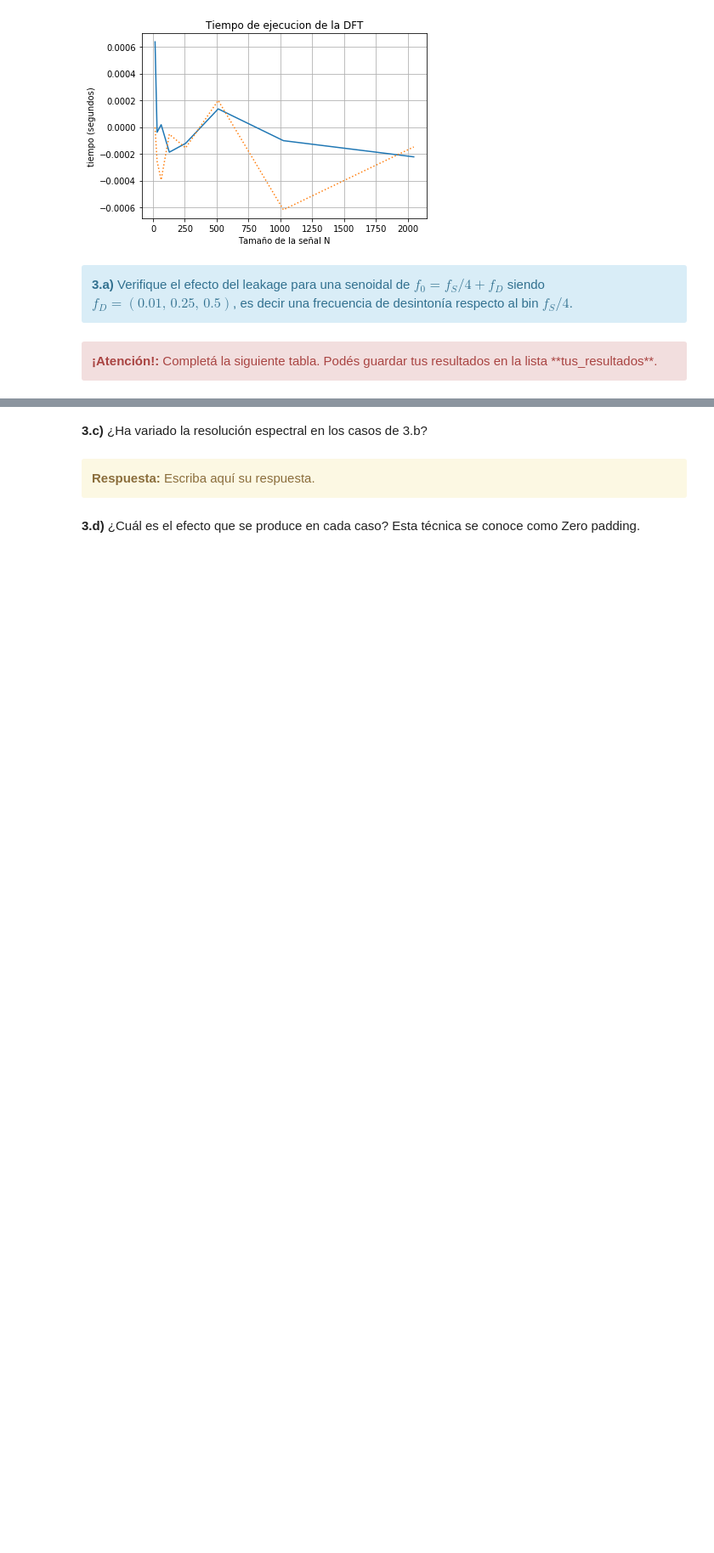
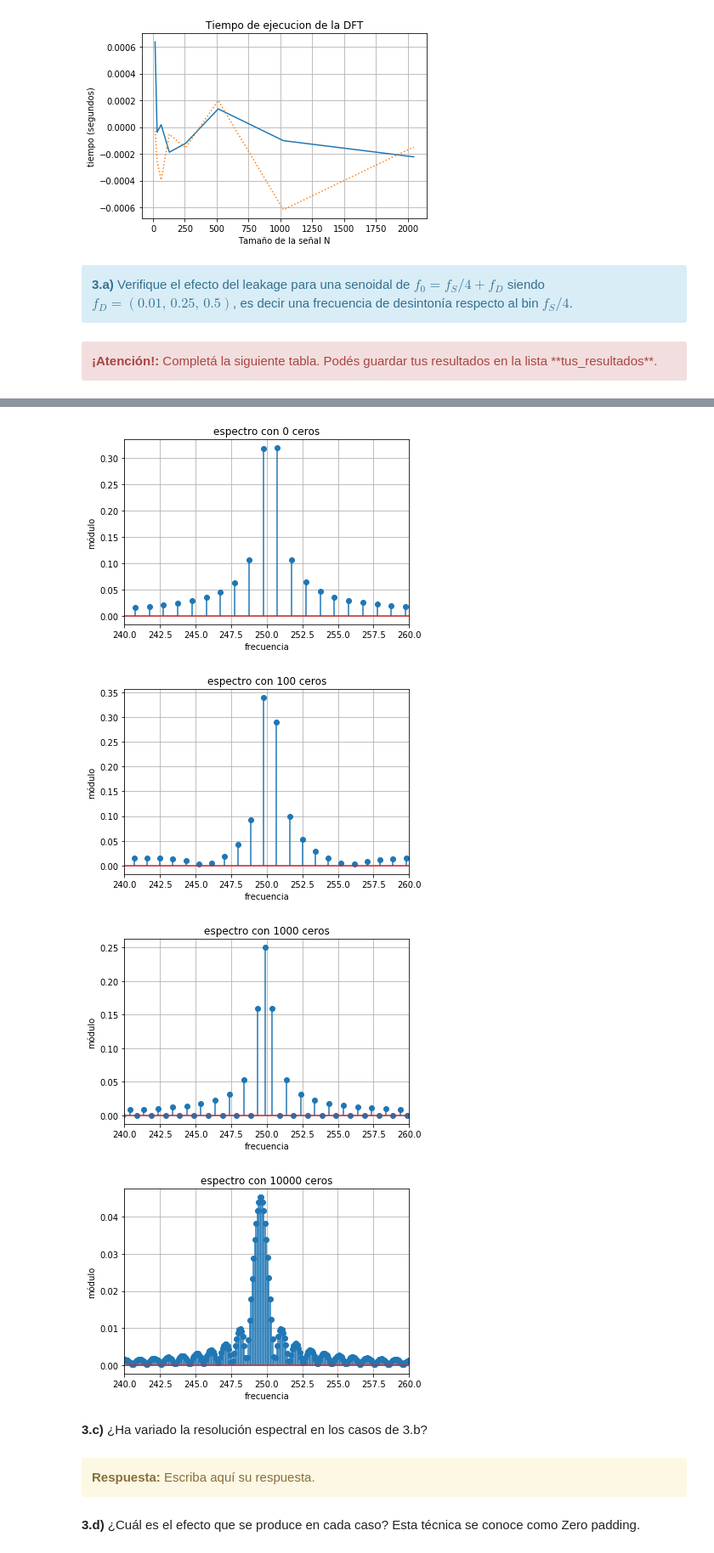
Before and after one commit to yaninacorsaro/PDS, a Jupyter notebook: TP1 - Muestreo de señales - Forurier.ipynb, the cells around one changed output, grey strips where cells are left out. Shown at 85% size. Drawn from its saved outputs; the diff is of its cells as text; code cells hidden in the pictures; blank space fills up the shorter version.

```diff
--- a/TP1 - Muestreo de señales - Forurier.ipynb
+++ b/TP1 - Muestreo de señales - Forurier.ipynb
@@ -437,3 +437,32 @@ HTML(df.to_html())
+# %%
+# Inserte aquí su código
+
+N  = 1000 # muestras
+fs = 1000 # Hz
+a0 = 1       # Volts
+p0 = np.pi/4  # radianes
+f=0.5
+mj = [0, int(N/10), N, 10*N]
+
+for m in mj:
+
+    tiempo, xx = mi_funcion_sen( a0, 0, fs/4+f, p0, N, fs)
+    x = np.concatenate((xx, np.zeros(m)))
+    fft1 = fft(x)
+    fabs = np.abs(fft1)/(N+m)
+    frq = np.linspace( start= (-N)/2, stop= (N)/2 ,num = N+m )
+
+    fig, ax1 = plt.subplots()
+    ax1.stem(frq, fabs, use_line_collection = True)
+    ax1.set(xlabel='frecuencia', ylabel='módulo',title='espectro con '+ str(m) + ' ceros')
+    plt.xlim(240,260)
+    ax1.grid()
+    plt.show()
+# %% [output]
+[figure, added]
+[figure, added]
+[figure, added]
+[figure, added]
 # %% [markdown]
 **3.c)** ¿Ha variado la resolución espectral en los casos de 3.b?
 # %% [markdown]
```
Also changed, not shown: parts of 5 cells of this notebook.
